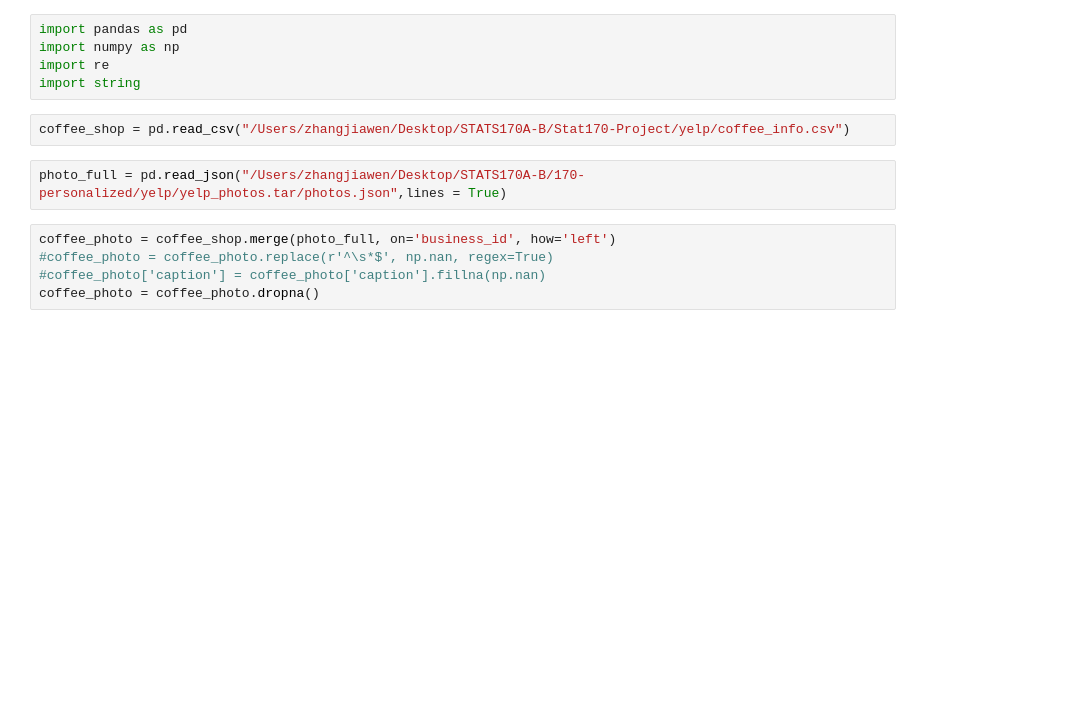
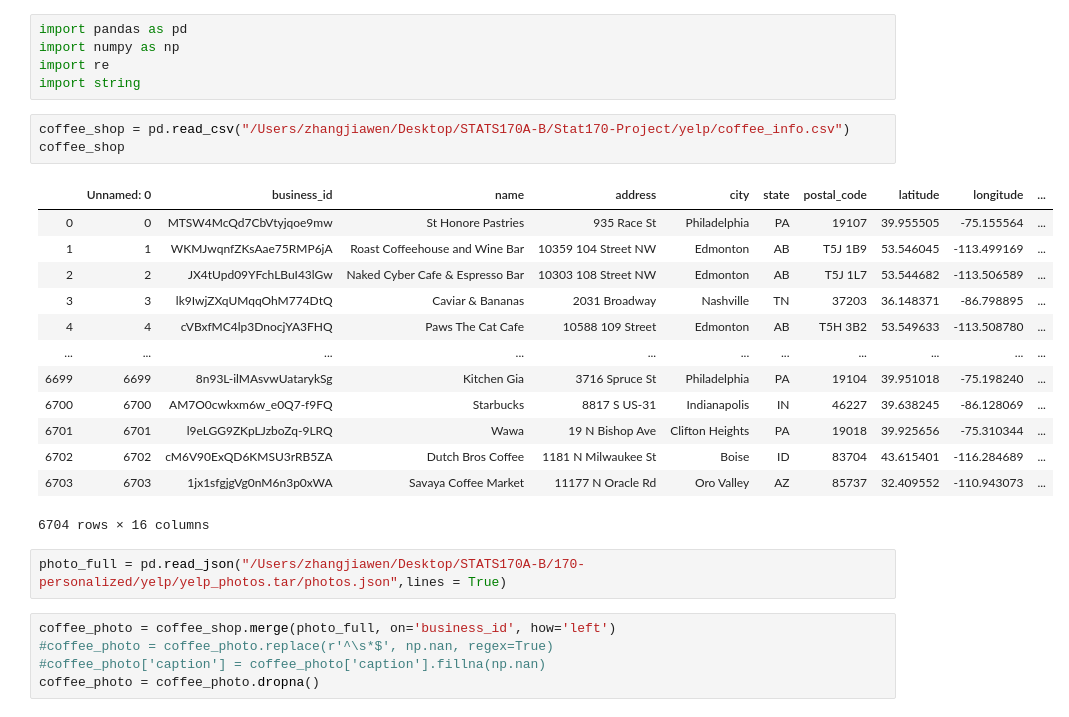
Before and after one commit to kaiwenh4/Stat170-Project, a Jupyter notebook: visualization/Photo_Caption.ipynb, the cells around one changed output. Saved outputs shown, nothing was run; the diff lists cells and outputs as text; blank space fills up the shorter version.

```diff
--- a/visualization/Photo_Caption.ipynb
+++ b/visualization/Photo_Caption.ipynb
@@ -5,6 +5,21 @@ import re
 import string
 # %%
 coffee_shop = pd.read_csv("/Users/zhangjiawen/Desktop/STATS170A-B/Stat170-Project/yelp/coffee_info.csv")
+coffee_shop
+# %% [output]
+|  | Unnamed: 0 | business_id | name | address | city | state | postal_code | latitude | longitude | ... |
+| 0 | 0 | MTSW4McQd7CbVtyjqoe9mw | St Honore Pastries | 935 Race St | Philadelphia | PA | 19107 | 39.955505 | -75.155564 | ... |
+| 1 | 1 | WKMJwqnfZKsAae75RMP6jA | Roast Coffeehouse and Wine Bar | 10359 104 Street NW | Edmonton | AB | T5J 1B9 | 53.546045 | -113.499169 | ... |
+| 2 | 2 | JX4tUpd09YFchLBuI43lGw | Naked Cyber Cafe & Espresso Bar | 10303 108 Street NW | Edmonton | AB | T5J 1L7 | 53.544682 | -113.506589 | ... |
+| 3 | 3 | lk9IwjZXqUMqqOhM774DtQ | Caviar & Bananas | 2031 Broadway | Nashville | TN | 37203 | 36.148371 | -86.798895 | ... |
+| 4 | 4 | cVBxfMC4lp3DnocjYA3FHQ | Paws The Cat Cafe | 10588 109 Street | Edmonton | AB | T5H 3B2 | 53.549633 | -113.508780 | ... |
+| ... | ... | ... | ... | ... | ... | ... | ... | ... | ... | ... |
+| 6699 | 6699 | 8n93L-ilMAsvwUatarykSg | Kitchen Gia | 3716 Spruce St | Philadelphia | PA | 19104 | 39.951018 | -75.198240 | ... |
+| 6700 | 6700 | AM7O0cwkxm6w_e0Q7-f9FQ | Starbucks | 8817 S US-31 | Indianapolis | IN | 46227 | 39.638245 | -86.128069 | ... |
+| 6701 | 6701 | l9eLGG9ZKpLJzboZq-9LRQ | Wawa | 19 N Bishop Ave | Clifton Heights | PA | 19018 | 39.925656 | -75.310344 | ... |
+| 6702 | 6702 | cM6V90ExQD6KMSU3rRB5ZA | Dutch Bros Coffee | 1181 N Milwaukee St | Boise | ID | 83704 | 43.615401 | -116.284689 | ... |
+| 6703 | 6703 | 1jx1sfgjgVg0nM6n3p0xWA | Savaya Coffee Market | 11177 N Oracle Rd | Oro Valley | AZ | 85737 | 32.409552 | -110.943073 | ... |
+6704 rows × 16 columns
 # %%
 photo_full = pd.read_json("/Users/zhangjiawen/Desktop/STATS170A-B/170-personalized/yelp/yelp_photos.tar/photos.json",lines = True)
 # %%
```
Also changed, not shown: parts of 1 cell of this notebook, 1 other file.
